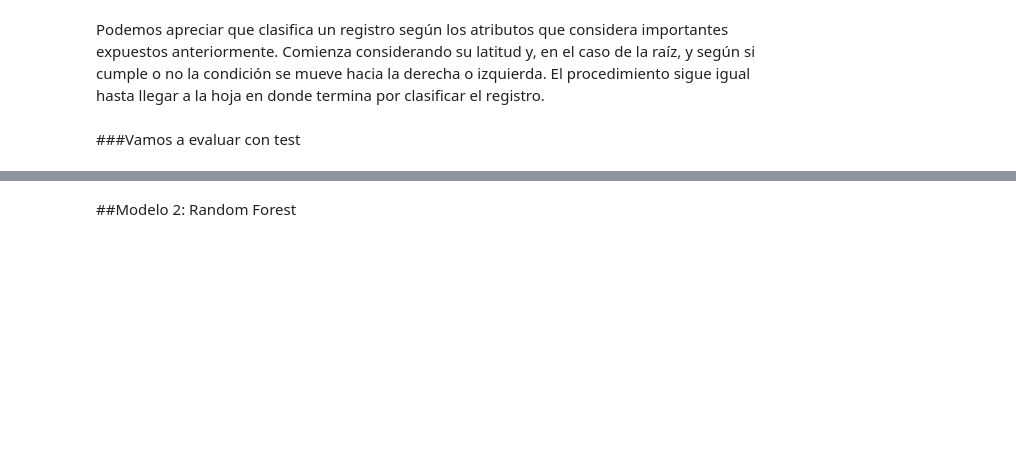
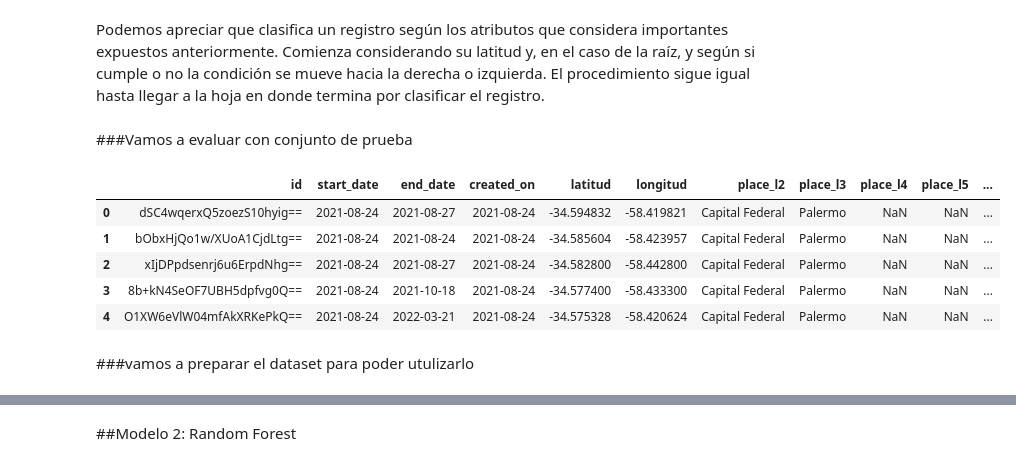
Before and after one commit to AlanRichmond/7506R-1C2024-GRUPO10, a Jupyter notebook: 7506R_TP1_GRUPO10_ENTREGA_N3.ipynb, the cells around one changed output, grey strips where cells are left out. Cells and saved outputs as stored; diff of their text form; code cells hidden in the pictures; blank space fills up the shorter version.

```diff
--- a/7506R_TP1_GRUPO10_ENTREGA_N3.ipynb
+++ b/7506R_TP1_GRUPO10_ENTREGA_N3.ipynb
@@ -494,4 +486,4 @@ Image(graph.create_png())
 Podemos apreciar que clasifica un registro según los atributos que considera importantes expuestos anteriormente. Comienza considerando su latitud y, en el caso de la raíz, y según si cumple o no la condición se mueve hacia la derecha o izquierda.
 El procedimiento sigue igual hasta llegar a la hoja en donde termina por clasificar el registro.
 # %% [markdown]
-###Vamos a evaluar con test
+###Vamos a evaluar con conjunto de prueba
@@ -500,0 +490,13 @@ El procedimiento sigue igual hasta llegar a la hoja en donde termina por clasifi
+# %%
+conjunto_prueba = pd.read_csv("Datasets/conjunto_prueba.csv")
+df_prueba = conjunto_prueba.copy()
+df_prueba.head()
+# %% [output]
+|  | id | start_date | end_date | created_on | latitud | longitud | place_l2 | place_l3 | place_l4 | place_l5 | ... |
+| 0 | dSC4wqerxQ5zoezS10hyig== | 2021-08-24 | 2021-08-27 | 2021-08-24 | -34.594832 | -58.419821 | Capital Federal | Palermo | NaN | NaN | ... |
+| 1 | bObxHjQo1w/XUoA1CjdLtg== | 2021-08-24 | 2021-08-24 | 2021-08-24 | -34.585604 | -58.423957 | Capital Federal | Palermo | NaN | NaN | ... |
+| 2 | xIjDPpdsenrj6u6ErpdNhg== | 2021-08-24 | 2021-08-27 | 2021-08-24 | -34.582800 | -58.442800 | Capital Federal | Palermo | NaN | NaN | ... |
+| 3 | 8b+kN4SeOF7UBH5dpfvg0Q== | 2021-08-24 | 2021-10-18 | 2021-08-24 | -34.577400 | -58.433300 | Capital Federal | Palermo | NaN | NaN | ... |
+| 4 | O1XW6eVlW04mfAkXRKePkQ== | 2021-08-24 | 2022-03-21 | 2021-08-24 | -34.575328 | -58.420624 | Capital Federal | Palermo | NaN | NaN | ... |
+# %% [markdown]
+###vamos a preparar el dataset para poder utulizarlo
```
Also changed, not shown: parts of 43 cells of this notebook.
